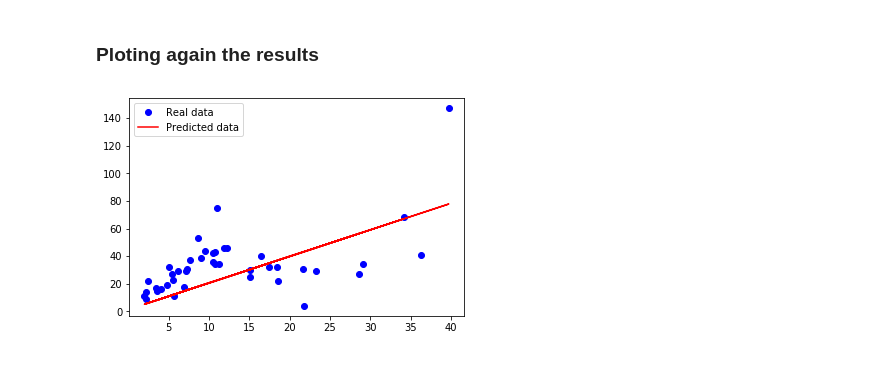
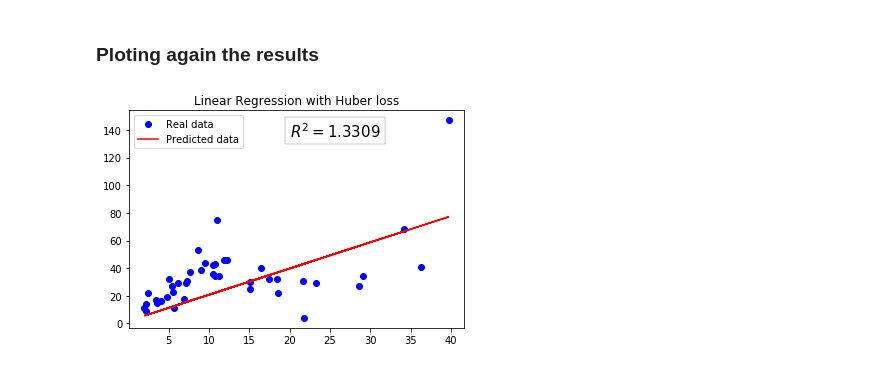
Before and after one commit to MLIME/Frameworks, a Jupyter notebook: Tensorflow/tutorial2_linear_regression.ipynb, the cells around one changed output. Drawn from its saved outputs; the diff is of its cells as text; code cells hidden in the pictures.

Commit message:
Add a r_squared

```diff
--- a/Tensorflow/tutorial2_linear_regression.ipynb
+++ b/Tensorflow/tutorial2_linear_regression.ipynb
@@ -374,11 +402,8 @@ For TensorBoard visualization type
 tensorboard  --logdir=/graphs/
 # %% [markdown]
 ### Ploting again the results
-# %%
-X, Y = my_data.T[0], my_data.T[1]
-plt.plot(X, Y, 'bo', label='Real data')
-plt.plot(X, X * w + b, 'r', label='Predicted data')
-plt.legend()
-plt.show()
-# %% [output]
-[figure, removed]
+# %%
+r2 = r_squared(my_data,w,b)
+plot_line(my_data, w, b, "Linear Regression with Huber loss", r2)
+# %% [output]
+[figure, added]
```
Also changed, not shown: parts of 17 cells of this notebook.
